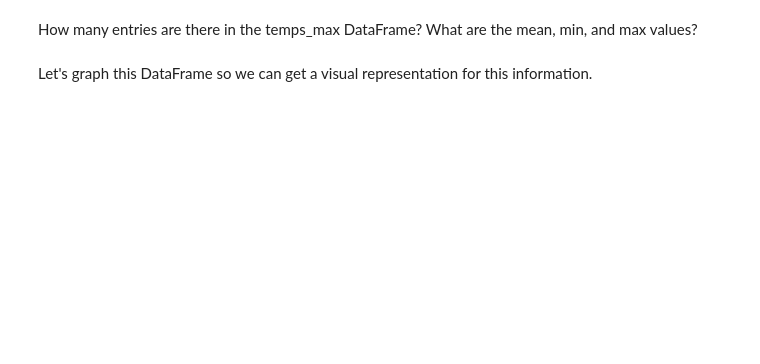
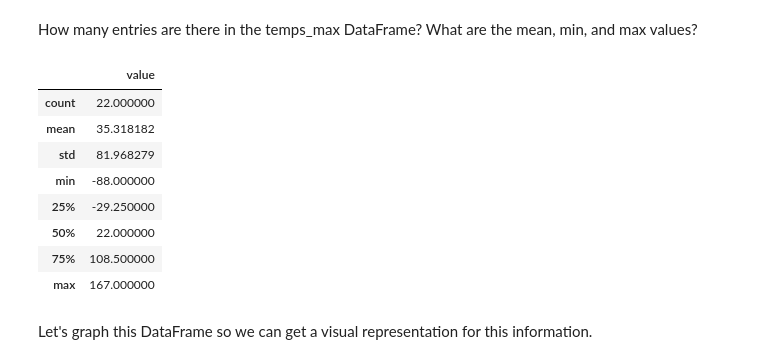
Before and after one commit to ulasyakut/DENotebookWeek67, a Jupyter notebook: NOAADailySummaries/loading_and_graphing_daily_summaries.ipynb, the cells around one changed output. Drawn from its saved outputs; the diff is of its cells as text; code cells hidden in the pictures; blank space fills up the shorter version.

```diff
--- a/NOAADailySummaries/loading_and_graphing_daily_summaries.ipynb
+++ b/NOAADailySummaries/loading_and_graphing_daily_summaries.ipynb
@@ -33,6 +52,17 @@ temps_max
 How many entries are there in the temps_max DataFrame? What are the mean, min, and max values?
 # %%
 #
+temps_max.describe()
+# %% [output]
+|  | value |
+| count | 22.000000 |
+| mean | 35.318182 |
+| std | 81.968279 |
+| min | -88.000000 |
+| 25% | -29.250000 |
+| 50% | 22.000000 |
+| 75% | 108.500000 |
+| max | 167.000000 |
 # %% [markdown]
 Let's graph this DataFrame so we can get a visual representation for this information.
 # %%
```
Also changed, not shown: parts of 14 cells of this notebook.
